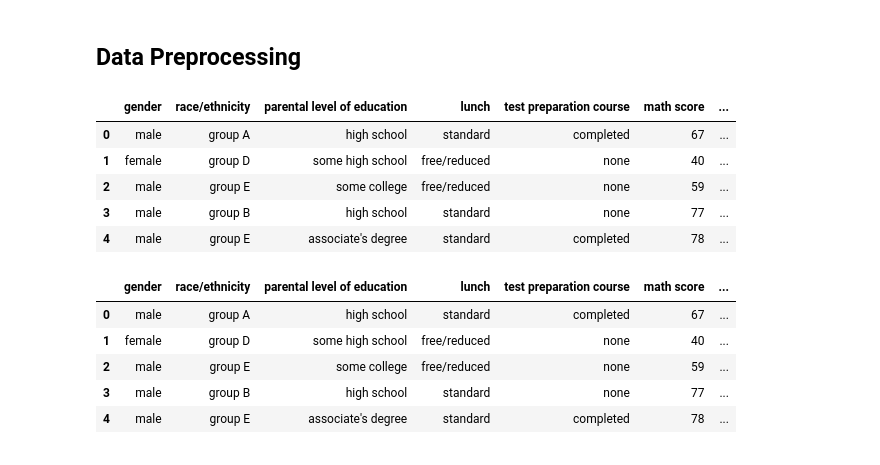
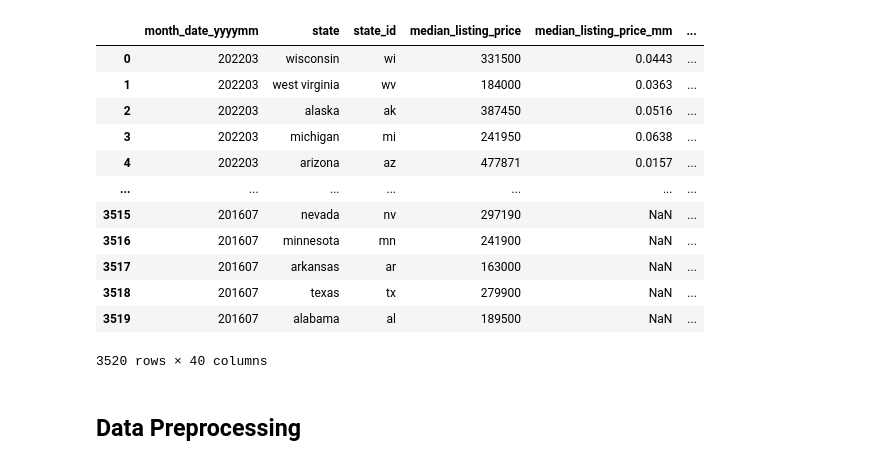
Before and after one commit to saradandrew/final_project, a Jupyter notebook: Preprocessing.ipynb, the cells around one changed output. Cells and saved outputs as stored; diff of their text form; code cells hidden in the pictures.

```diff
--- a/Preprocessing.ipynb
+++ b/Preprocessing.ipynb
@@ -20,36 +36,18 @@ df.head()
+# %%
+real_estate_df
+# %% [output]
+|  | month_date_yyyymm | state | state_id | median_listing_price | median_listing_price_mm | ... |
+| 0 | 202203 | wisconsin | wi | 331500 | 0.0443 | ... |
+| 1 | 202203 | west virginia | wv | 184000 | 0.0363 | ... |
+| 2 | 202203 | alaska | ak | 387450 | 0.0516 | ... |
+| 3 | 202203 | michigan | mi | 241950 | 0.0638 | ... |
+| 4 | 202203 | arizona | az | 477871 | 0.0157 | ... |
+| ... | ... | ... | ... | ... | ... | ... |
+| 3515 | 201607 | nevada | nv | 297190 | NaN | ... |
+| 3516 | 201607 | minnesota | mn | 241900 | NaN | ... |
+| 3517 | 201607 | arkansas | ar | 163000 | NaN | ... |
+| 3518 | 201607 | texas | tx | 279900 | NaN | ... |
+| 3519 | 201607 | alabama | al | 189500 | NaN | ... |
+3520 rows × 40 columns
 # %% [markdown]
 ## Data Preprocessing
-# %%
-# add "overall score" column
-score_sum = df[["math score", "reading score", "writing score"]].sum(axis=1)
-df["overall score"] = (score_sum / 300) * 100
-
-df["overall score"] = df["overall score"].map("{:.0f}".format)
-
-df.head()
-# %% [output]
-|  | gender | race/ethnicity | parental level of education | lunch | test preparation course | math score | ... |
-| 0 | male | group A | high school | standard | completed | 67 | ... |
-| 1 | female | group D | some high school | free/reduced | none | 40 | ... |
-| 2 | male | group E | some college | free/reduced | none | 59 | ... |
-| 3 | male | group B | high school | standard | none | 77 | ... |
-| 4 | male | group E | associate's degree | standard | completed | 78 | ... |
-# %%
-# add "pass/fail" column --- pass: 1, fail: 0
-target = []
-
-for x in df["overall score"]:
-    if int(x) < 65:
-        target.append(0)
-    else:
-        target.append(1)
-
-df["pass/fail"] = target
-df.head()
-# %% [output]
-|  | gender | race/ethnicity | parental level of education | lunch | test preparation course | math score | ... |
-| 0 | male | group A | high school | standard | completed | 67 | ... |
-| 1 | female | group D | some high school | free/reduced | none | 40 | ... |
-| 2 | male | group E | some college | free/reduced | none | 59 | ... |
-| 3 | male | group B | high school | standard | none | 77 | ... |
-| 4 | male | group E | associate's degree | standard | completed | 78 | ... |
```
Also changed, not shown: parts of 43 cells of this notebook.
